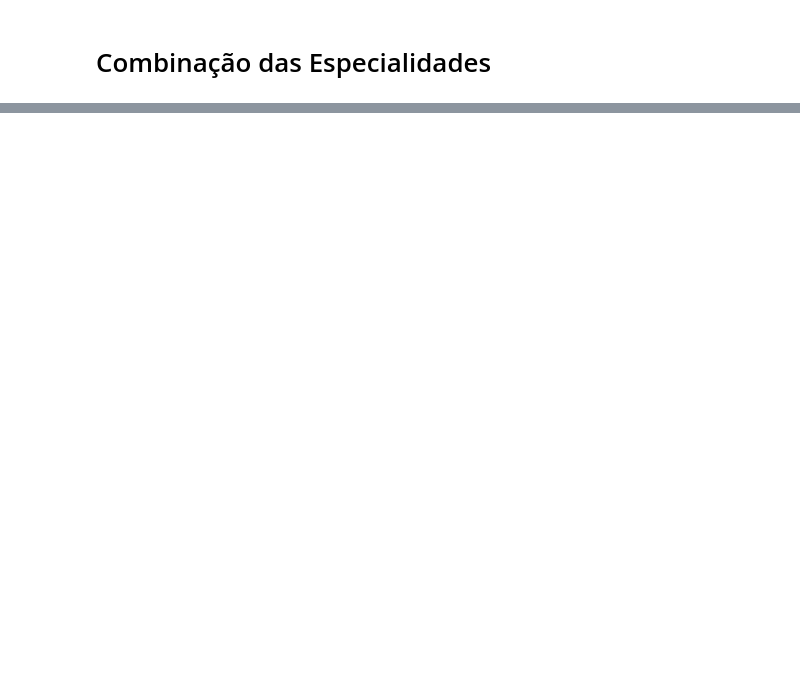
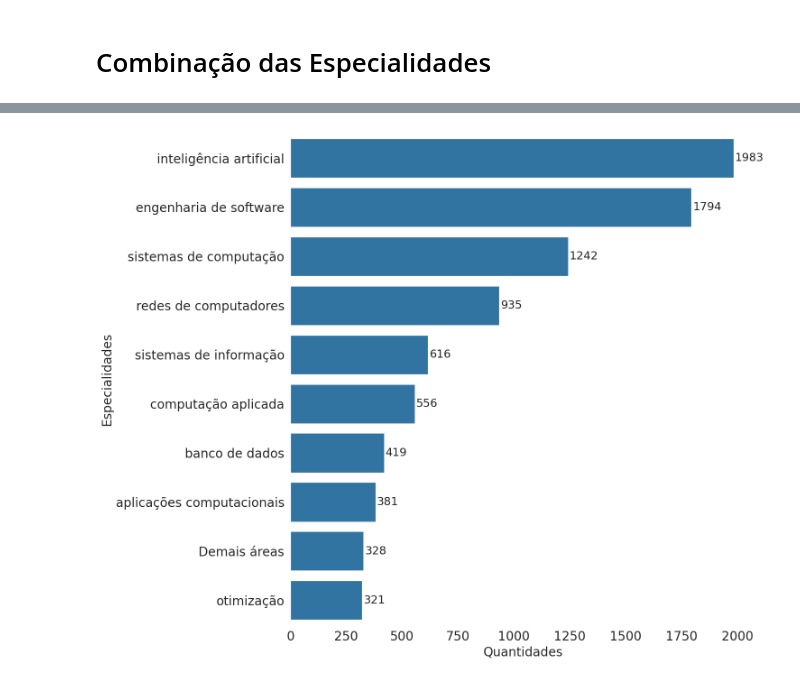
Before and after one commit to jeancarloscc/OrientPOSCOMP-System, a Jupyter notebook: notebooks/2.2-jc-specialty_combined.ipynb, the cells around one changed output, grey strips where cells are left out. Cells and saved outputs as stored; diff of their text form; code cells hidden in the pictures; blank space fills up the shorter version.

```diff
--- a/notebooks/2.2-jc-specialty_combined.ipynb
+++ b/notebooks/2.2-jc-specialty_combined.ipynb
@@ -174,3 +239,3 @@ visualizacao.barplot_view(result_df.sort_values(['counts'], ascending=False),
 # %%
 # Supondo que 'data_poscomp_esp' seja o seu DataFrame
-qtd_sexo = df.groupby(['especialidade', 'sexo']).size().reset_index(name='counts')
+qtd_sexo = df_poscomp.groupby(['especialidade', 'sexo']).size().reset_index(name='counts')
@@ -177,9 +251,11 @@ qtd_sexo = df.groupby(['especialidade', 'sexo']).size().reset_index(name='counts
 # %%
-masculino = qtd_sexo[qtd_sexo['sexo'] == 'M']
+masculino = qtd_sexo[qtd_sexo['sexo'] == 'masculino']
 # Reorder this data frame
 masculino = masculino.sort_values(['counts'], ascending=False).reset_index(drop=True)[:10]
 visualizacao.barplot_view(masculino.sort_values(['counts'], ascending=False),
                           y='especialidade', x='counts', figsize=(15,12),
                          save_path='../imagens/especialidades_masculino.pdf', ylabel="Especialidades",
-                         xlabel="Quantidades", show_legend=False, fontsize=30)
+                         xlabel="Quantidades", show_legend=False, fontsize=20)
+# %% [output]
+[figure, added]
 # %%
```
Also changed, not shown: parts of 20 cells of this notebook, 11 other files.
